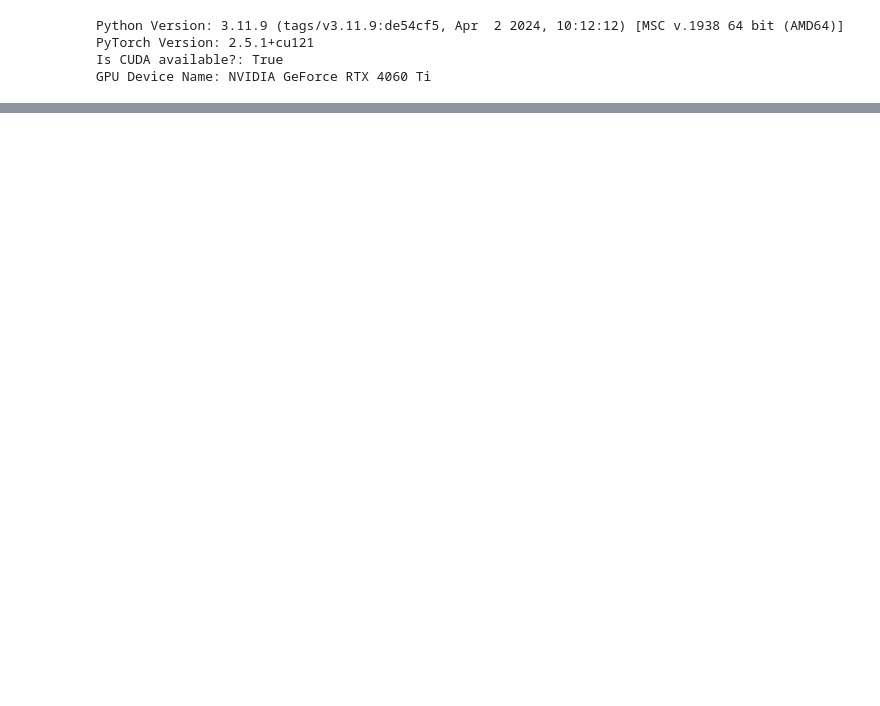
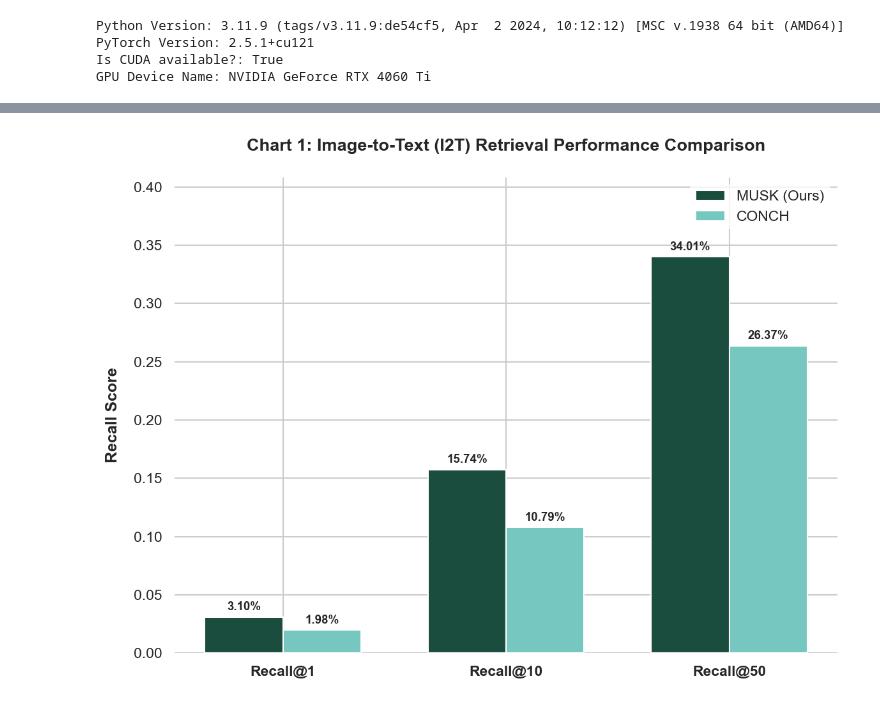
Before and after one commit to roilevi123/oncology-mini-project, a Jupyter notebook: benchmarks/demo.ipynb, the cells around one changed output, grey strips where cells are left out. Saved outputs shown, nothing was run; the diff lists cells and outputs as text; code cells hidden in the pictures; blank space fills up the shorter version.

```diff
--- a/benchmarks/demo.ipynb
+++ b/benchmarks/demo.ipynb
@@ -653,0 +157,82 @@ GPU Device Name: NVIDIA GeForce RTX 4060 Ti
+# %%
+import json
+import os
+import matplotlib.pyplot as plt
+import seaborn as sns
+import numpy as np
+
+def get_metrics_from_json(file_path):
+    if not os.path.exists(file_path):
+        return None
+    with open(file_path, 'r') as f:
+        data = json.load(f)
+
+    metrics = data.get('metrics', {})
+    i2t = [
+        metrics.get('image_retrieval_recall@1', 0),
+        metrics.get('image_retrieval_recall@10', 0),
+        metrics.get('image_retrieval_recall@50', 0)
+    ]
+    t2i = [
+        metrics.get('text_retrieval_recall@1', 0),
+        metrics.get('text_retrieval_recall@10', 0),
+        metrics.get('text_retrieval_recall@50', 0)
+    ]
+    return {"i2t": i2t, "t2i": t2i}
+
+musk_file = './results/benchmark_musk_retrieval.json'
+conch_file = './results/benchmark_conch_retrieval.json'
+
+musk_results = get_metrics_from_json(musk_file)
+conch_results = get_metrics_from_json(conch_file)
+
+
+labels = ['Recall@1', 'Recall@10', 'Recall@50']
+x = np.arange(len(labels))
+width = 0.35
+sns.set_theme(style="whitegrid")
+
+def autolabel(ax, rects):
+    for rect in rects:
+        height = rect.get_height()
+        ax.annotate(f'{height:.2%}',
+                    xy=(rect.get_x() + rect.get_width() / 2, height),
+                    xytext=(0, 3),
+                    textcoords="offset points",
+                    ha='center', va='bottom', fontsize=9, fontweight='bold')
+
+fig1, ax1 = plt.subplots(figsize=(8, 6), dpi=150)
+rects1_musk = ax1.bar(x - width/2, musk_results["i2t"], width, label='MUSK (Ours)', color='#1b4d3e')
+rects1_conch = ax1.bar(x + width/2, conch_results["i2t"], width, label='CONCH', color='#76c7c0')
+ax1.set_ylabel('Recall Score', fontsize=12, fontweight='bold', labelpad=10)
+ax1.set_title('Chart 1: Image-to-Text (I2T) Retrieval Performance Comparison', fontsize=13, fontweight='bold', pad=20)
+ax1.set_xticks(x)
+ax1.set_xticklabels(labels, fontsize=11, fontweight='bold')
+ax1.set_ylim(0, max(max(musk_results["i2t"]), max(conch_results["i2t"])) * 1.2)
+ax1.legend(frameon=True, facecolor='white', edgecolor='none', fontsize=11)
+
+autolabel(ax1, rects1_musk)
+autolabel(ax1, rects1_conch)
+sns.despine(left=True, bottom=True)
+plt.tight_layout()
+plt.show()
+
+print("\n" + "="*50 + "\n")
+
+fig2, ax2 = plt.subplots(figsize=(8, 6), dpi=150)
+rects2_musk = ax2.bar(x - width/2, musk_results["t2i"], width, label='MUSK (Ours)', color='#2e8b57')
+rects2_conch = ax2.bar(x + width/2, conch_results["t2i"], width, label='CONCH', color='#a2e8dd')
+ax2.set_ylabel('Recall Score', fontsize=12, fontweight='bold', labelpad=10)
+ax2.set_title('Chart 2: Text-to-Image (T2I) Retrieval Performance Comparison', fontsize=13, fontweight='bold', pad=20)
+ax2.set_xticks(x)
+ax2.set_xticklabels(labels, fontsize=11, fontweight='bold')
+ax2.set_ylim(0, max(max(musk_results["t2i"]), max(conch_results["t2i"])) * 1.2)
+ax2.legend(frameon=True, facecolor='white', edgecolor='none', fontsize=11)
+
+autolabel(ax2, rects2_musk)
+autolabel(ax2, rects2_conch)
+sns.despine(left=True, bottom=True)
+plt.tight_layout()
+plt.show()
+# %% [output]
+[figure, added]
```
Also changed, not shown: parts of 57 cells of this notebook, 25 other files.
